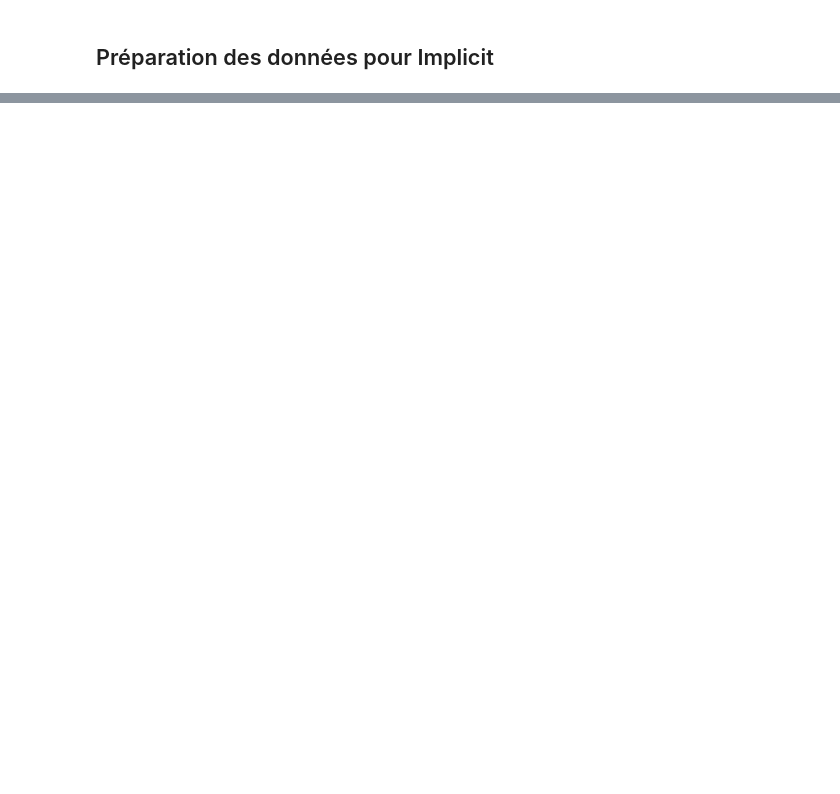
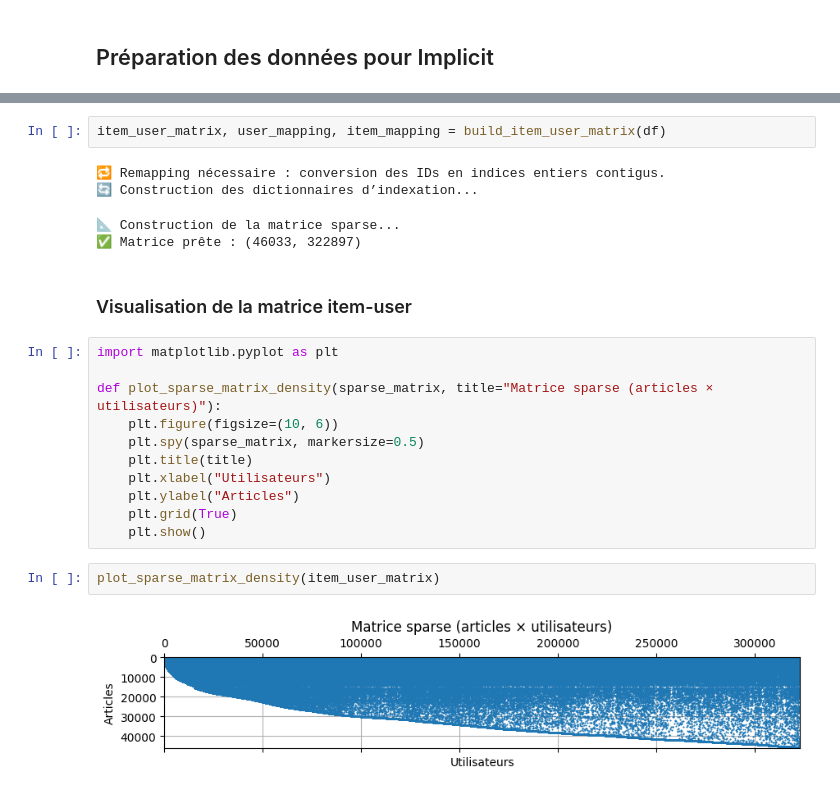
Before and after one commit to cecile-aie/oc_aie_p10, a Jupyter notebook: collaborative_filtering_implicit_modelisation.ipynb, the cells around one changed output, grey strips where cells are left out. Drawn from its saved outputs; the diff is of its cells as text; blank space fills up the shorter version.

Commit message:
Configuration implicit (GPU) - création de la matrice

```diff
--- a/collaborative_filtering_implicit_modelisation.ipynb
+++ b/collaborative_filtering_implicit_modelisation.ipynb
@@ -117,0 +155,24 @@ def create_subset(df, n_users=None, n_articles=None, n_interactions=None, seed=4
+# %%
+item_user_matrix, user_mapping, item_mapping = build_item_user_matrix(df)
+# %% [output]
+🔁 Remapping nécessaire : conversion des IDs en indices entiers contigus.
+🔄 Construction des dictionnaires d’indexation...
+📐 Construction de la matrice sparse...
+✅ Matrice prête : (46033, 322897)
+# %% [markdown]
+### Visualisation de la matrice item-user
+# %%
+import matplotlib.pyplot as plt
+
+def plot_sparse_matrix_density(sparse_matrix, title="Matrice sparse (articles × utilisateurs)"):
+    plt.figure(figsize=(10, 6))
+    plt.spy(sparse_matrix, markersize=0.5)
+    plt.title(title)
+    plt.xlabel("Utilisateurs")
+    plt.ylabel("Articles")
+    plt.grid(True)
+    plt.show()
+# %%
+plot_sparse_matrix_density(item_user_matrix)
+# %% [output]
+[figure, added]
```
Also changed, not shown: parts of 10 cells of this notebook, 3 other files.
